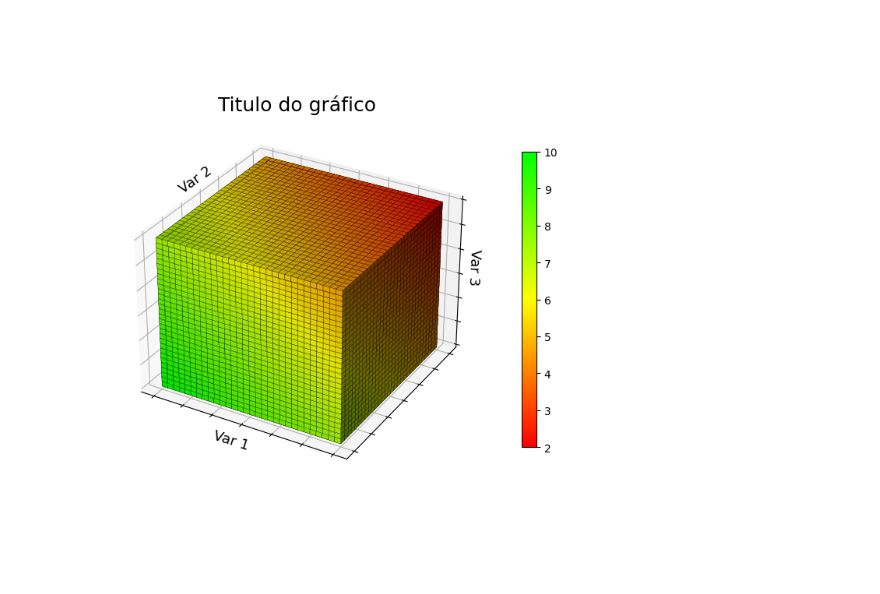
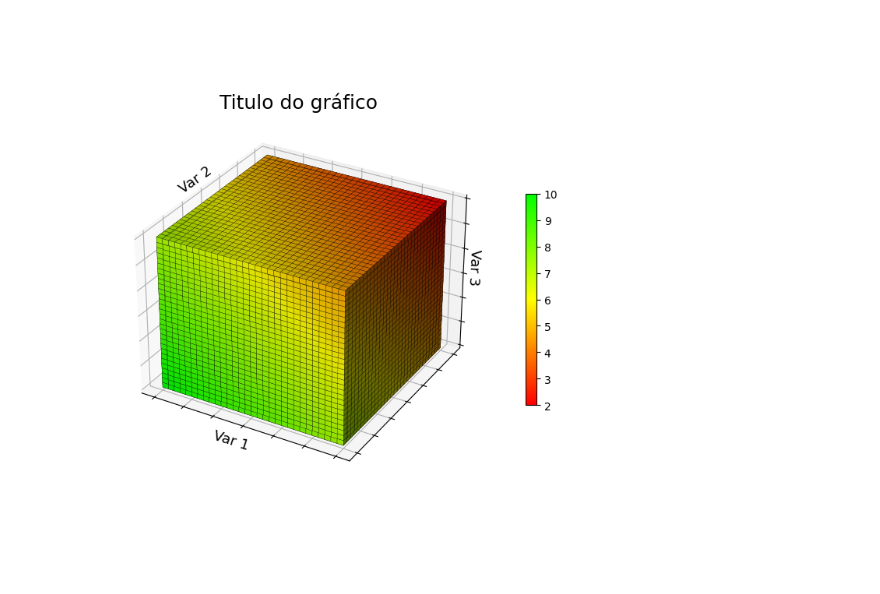
Before and after one commit to jhenrique04/GraphDynamics, a Jupyter notebook: varVoxel.ipynb, the cells around one changed output. Saved outputs shown, nothing was run; the diff lists cells and outputs as text; code cells hidden in the pictures.

```diff
--- a/varVoxel.ipynb
+++ b/varVoxel.ipynb
@@ -45,32 +45,32 @@ for i in range(3):
 cmap_name = "custom_graduated_heatmap"
 custom_cmap = LinearSegmentedColormap.from_list(cmap_name, colors, N=N_BINS)
 heatmap_normalized = (heatmap_data - heatmap_data.min()) / (heatmap_data.max() - heatmap_data.min())
 colors = custom_cmap(heatmap_normalized)
 
 # Plotagem 3D
 fig = plt.figure(figsize=(7, 7))
 ax = fig.add_subplot(111, projection='3d')
 voxels = ax.voxels(data, facecolors=colors, alpha=1, edgecolor='k', linewidth=0.2)
 ax.set_xticklabels([])
 ax.set_yticklabels([])
 ax.set_zticklabels([])
 
 # Adicionar o título
 ax.set_title(f'Titulo do gráfico', fontsize=18, fontweight='normal')
 
 # Plotagem 2D (rótulos)
 ax2d = fig.add_axes([0, 0, 1, 1], frameon=False)
 ax2d.set_xticks([])
 ax2d.set_yticks([])
 ax2d.text(0.34, 0.215, "Var 1", ha="center", va="bottom", fontsize=13, rotation=-17.65)
 ax2d.text(0.275, 0.685, "Var 2", ha="center", va="bottom", fontsize=13, rotation=35)
 ax2d.text(0.785, 0.5205, "Var 3", ha="center", va="bottom", fontsize=13, rotation=266.9)
 
 # Adicionar Colorbar
 sm = cm.ScalarMappable(cmap=custom_cmap.reversed(), norm=plt.Normalize(vmin=min(answers_values), vmax=max(answers_values)))
 sm.set_array([])
-fig.colorbar(sm, ax=ax, orientation='vertical', fraction=0.035, pad=0.1)
+fig.colorbar(sm, ax=ax, orientation='vertical', fraction=0.025, pad=0.1)
 
 plt.show()
 # %% [output]
-[figure, old version]
+[figure, new version]
```
Also changed, not shown: 1 other file.
